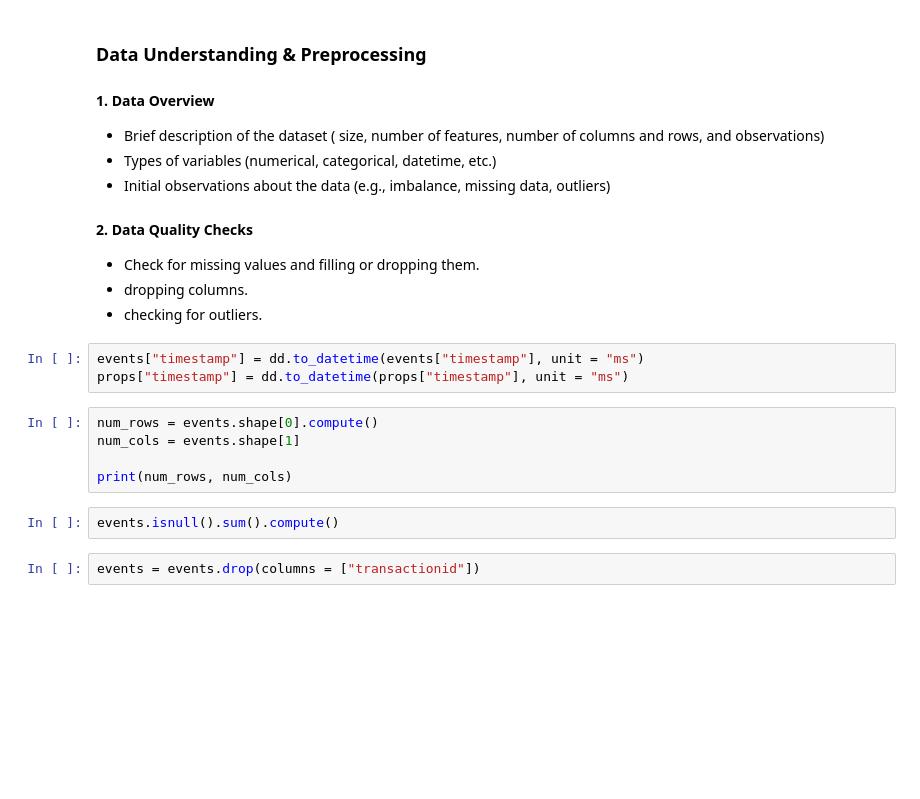
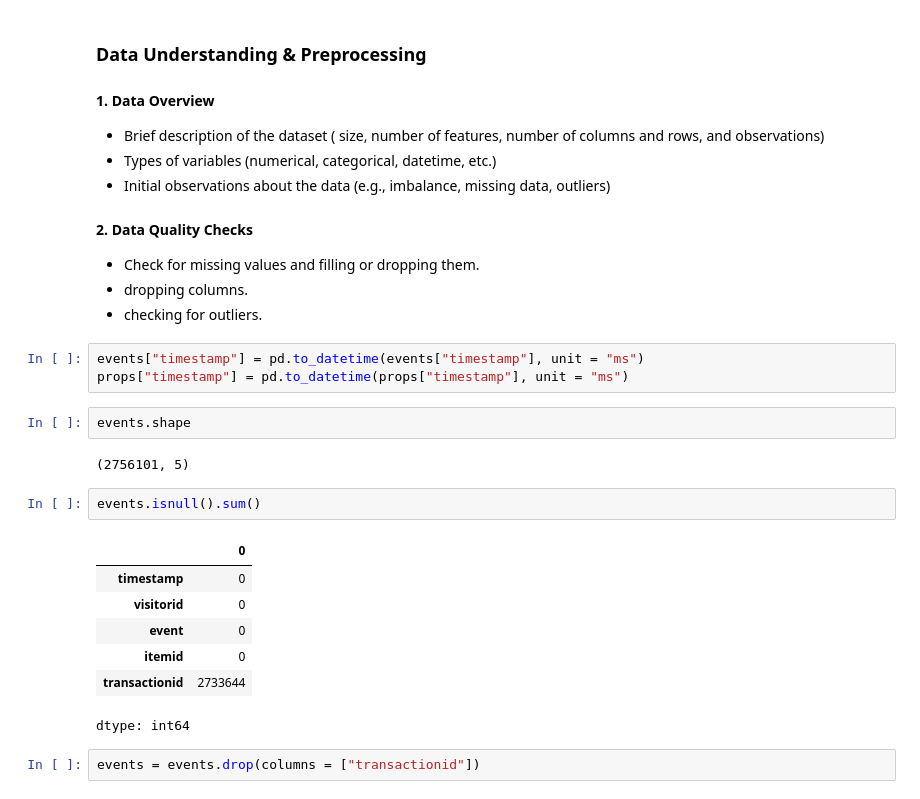
Before and after one commit to llawlaw23/Recommendation-System, a Jupyter notebook: analysis.ipynb, the cells around one changed output. Cells and saved outputs as stored; diff of their text form; blank space fills up the shorter version.

```diff
--- a/analysis.ipynb
+++ b/analysis.ipynb
@@ -33,15 +36,22 @@ cats = dd.read_csv("Datasets/category_tree.csv")
 - dropping columns.
 - checking for outliers.
 # %%
-events["timestamp"] = dd.to_datetime(events["timestamp"], unit = "ms")
-props["timestamp"] = dd.to_datetime(props["timestamp"], unit = "ms")
+events["timestamp"] = pd.to_datetime(events["timestamp"], unit = "ms")
+props["timestamp"] = pd.to_datetime(props["timestamp"], unit = "ms")
-# %%
-num_rows = events.shape[0].compute()
-num_cols = events.shape[1]
-
-print(num_rows, num_cols)
+# %%
+events.shape
+# %% [output]
+(2756101, 5)
 # %%
-events.isnull().sum().compute()
+events.isnull().sum()
+# %% [output]
+|  | 0 |
+| timestamp | 0 |
+| visitorid | 0 |
+| event | 0 |
+| itemid | 0 |
+| transactionid | 2733644 |
+dtype: int64
 # %%
 events = events.drop(columns = ["transactionid"])
 # %%
```
Also changed, not shown: parts of 31 cells of this notebook.
